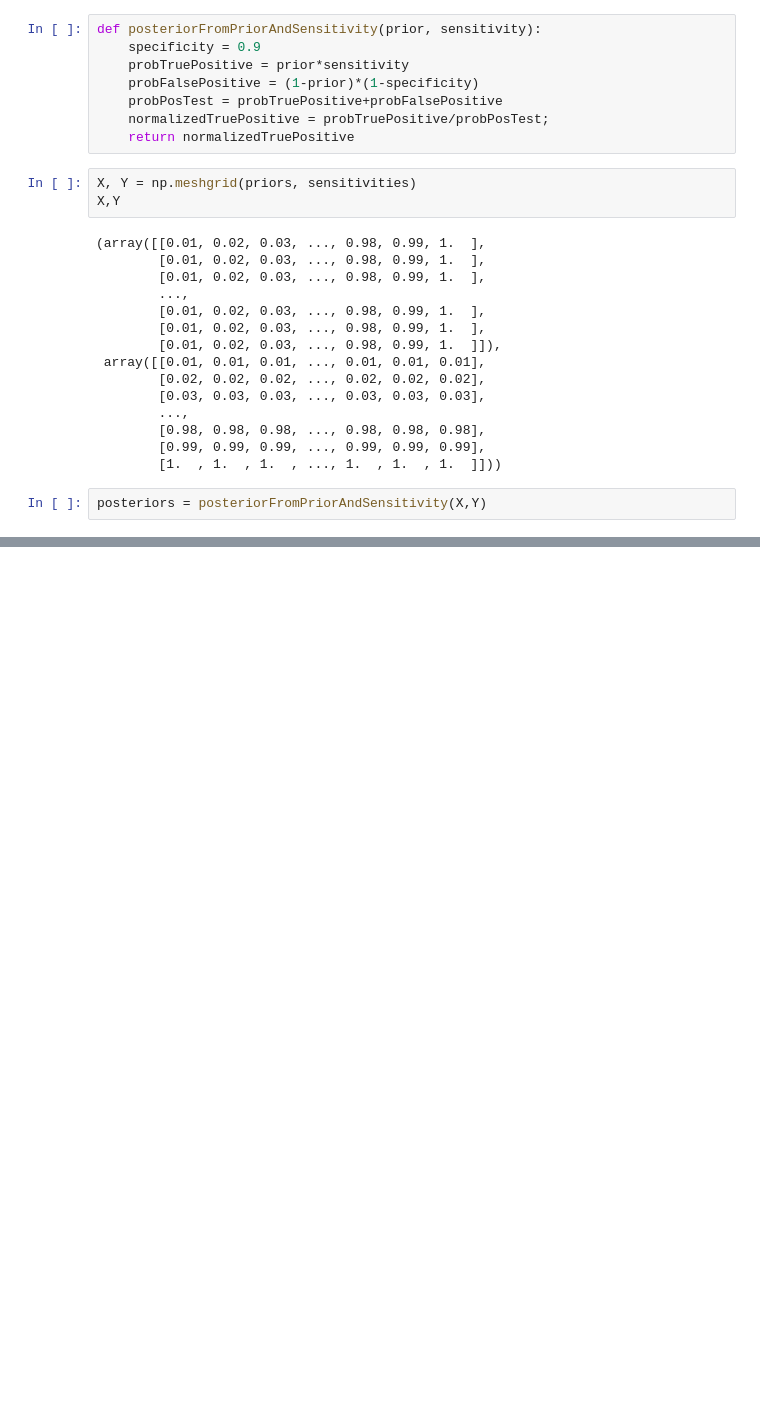
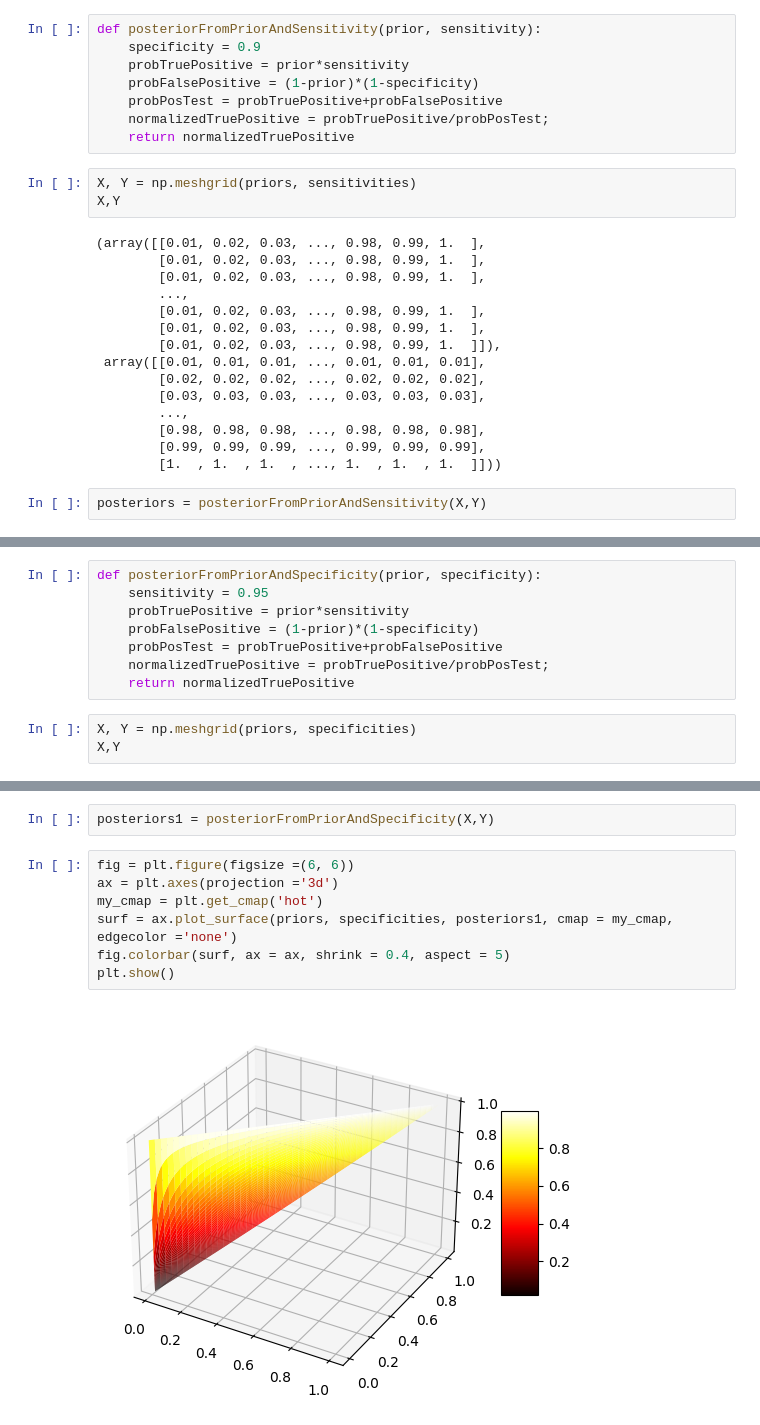
Before and after one commit to maryellenmarino/Cognitive_ModelingS24, a Jupyter notebook: Priors_Sensitivity_Specificity.ipynb, the cells around one changed output, grey strips where cells are left out. Saved outputs shown, nothing was run; the diff lists cells and outputs as text; blank space fills up the shorter version.

```diff
--- a/Priors_Sensitivity_Specificity.ipynb
+++ b/Priors_Sensitivity_Specificity.ipynb
@@ -173,0 +174,11 @@ plt.show()
+# %%
+def posteriorFromPriorAndSpecificity(prior, specificity):
+    sensitivity = 0.95
+    probTruePositive = prior*sensitivity
+    probFalsePositive = (1-prior)*(1-specificity)
+    probPosTest = probTruePositive+probFalsePositive
+    normalizedTruePositive = probTruePositive/probPosTest;
+    return normalizedTruePositive
+# %%
+X, Y = np.meshgrid(priors, specificities)
+X,Y
@@ -173,0 +200,11 @@ plt.show()
+# %%
+posteriors1 = posteriorFromPriorAndSpecificity(X,Y)
+# %%
+fig = plt.figure(figsize =(6, 6))
+ax = plt.axes(projection ='3d')
+my_cmap = plt.get_cmap('hot')
+surf = ax.plot_surface(priors, specificities, posteriors1, cmap = my_cmap, edgecolor ='none')
+fig.colorbar(surf, ax = ax, shrink = 0.4, aspect = 5)
+plt.show()
+# %% [output]
+[figure, added]
```
Also changed, not shown: parts of 2 cells of this notebook.
